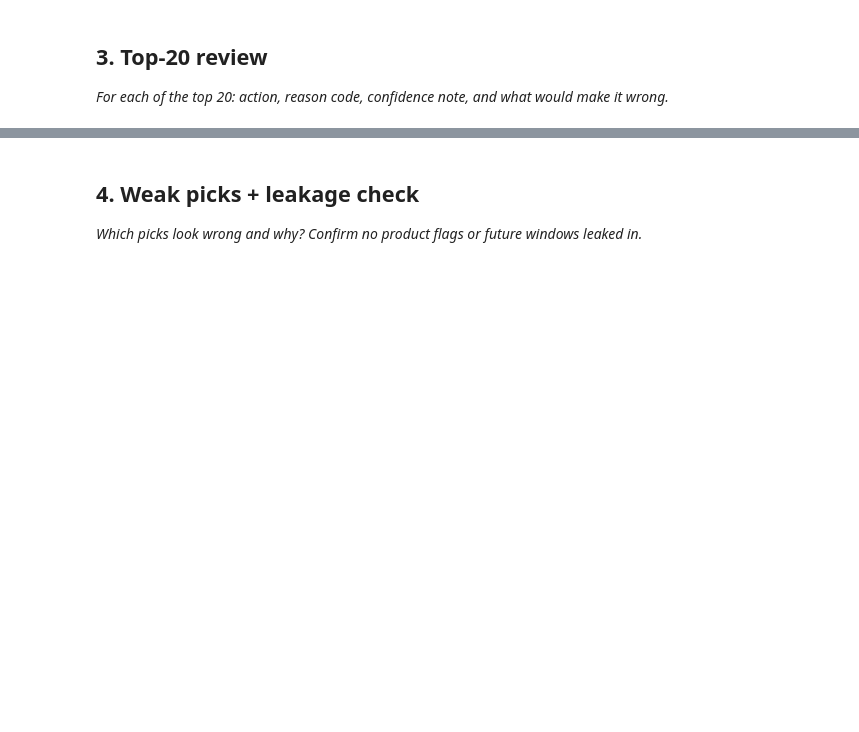
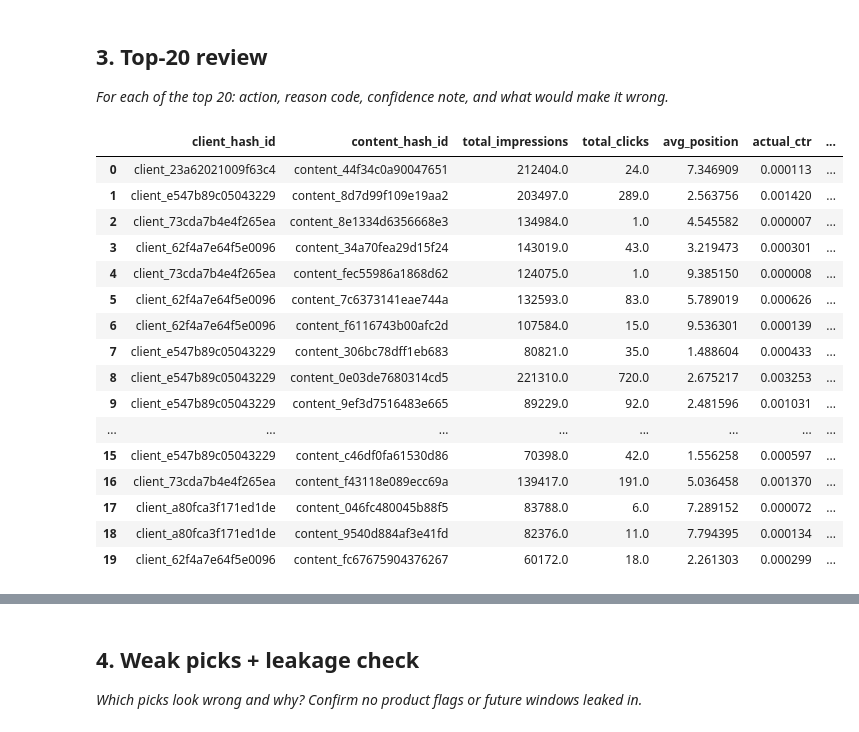
Before and after one commit to Ariba86/flyrank-ml-internship, a Jupyter notebook: work/notebooks/w04_baseline_score.ipynb, the cells around one changed output, grey strips where cells are left out. Cells and saved outputs as stored; diff of their text form; code cells hidden in the pictures; blank space fills up the shorter version.

Commit message:
ML-07 — Baseline Action Score and Top-20 Review

```diff
--- a/work/notebooks/w04_baseline_score.ipynb
+++ b/work/notebooks/w04_baseline_score.ipynb
@@ -15,0 +15,17 @@ This skeleton is yours to fill. Work the sections **in order** — each one has
+# %%
+import duckdb
+from google.colab import userdata
+
+con = duckdb.connect()
+con.execute("INSTALL httpfs;")
+con.execute("LOAD httpfs;")
+
+HF_TOKEN = userdata.get('HF_TOKEN')
+con.execute(f"""
+    CREATE OR REPLACE SECRET hf_secret (
+        TYPE huggingface,
+        TOKEN '{HF_TOKEN}'
+    )
+""")
+
+print("Setup done!")
@@ -29,0 +222,23 @@ This skeleton is yours to fill. Work the sections **in order** — each one has
+# %%
+top20 = ranked_queue.head(20)[['client_hash_id', 'content_hash_id', 'total_impressions',
+                                  'total_clicks', 'avg_position', 'actual_ctr',
+                                  'expected_ctr', 'score', 'reason_code', 'action']]
+top20
+# %% [output]
+|  | client_hash_id | content_hash_id | total_impressions | total_clicks | avg_position | actual_ctr | ... |
+| 0 | client_23a62021009f63c4 | content_44f34c0a90047651 | 212404.0 | 24.0 | 7.346909 | 0.000113 | ... |
+| 1 | client_e547b89c05043229 | content_8d7d99f109e19aa2 | 203497.0 | 289.0 | 2.563756 | 0.001420 | ... |
+| 2 | client_73cda7b4e4f265ea | content_8e1334d6356668e3 | 134984.0 | 1.0 | 4.545582 | 0.000007 | ... |
+| 3 | client_62f4a7e64f5e0096 | content_34a70fea29d15f24 | 143019.0 | 43.0 | 3.219473 | 0.000301 | ... |
+| 4 | client_73cda7b4e4f265ea | content_fec55986a1868d62 | 124075.0 | 1.0 | 9.385150 | 0.000008 | ... |
+| 5 | client_62f4a7e64f5e0096 | content_7c6373141eae744a | 132593.0 | 83.0 | 5.789019 | 0.000626 | ... |
+| 6 | client_62f4a7e64f5e0096 | content_f6116743b00afc2d | 107584.0 | 15.0 | 9.536301 | 0.000139 | ... |
+| 7 | client_e547b89c05043229 | content_306bc78dff1eb683 | 80821.0 | 35.0 | 1.488604 | 0.000433 | ... |
+| 8 | client_e547b89c05043229 | content_0e03de7680314cd5 | 221310.0 | 720.0 | 2.675217 | 0.003253 | ... |
+| 9 | client_e547b89c05043229 | content_9ef3d7516483e665 | 89229.0 | 92.0 | 2.481596 | 0.001031 | ... |
+| ... | ... | ... | ... | ... | ... | ... | ... |
+| 15 | client_e547b89c05043229 | content_c46df0fa61530d86 | 70398.0 | 42.0 | 1.556258 | 0.000597 | ... |
+| 16 | client_73cda7b4e4f265ea | content_f43118e089ecc69a | 139417.0 | 191.0 | 5.036458 | 0.001370 | ... |
+| 17 | client_a80fca3f171ed1de | content_046fc480045b88f5 | 83788.0 | 6.0 | 7.289152 | 0.000072 | ... |
+| 18 | client_a80fca3f171ed1de | content_9540d884af3e41fd | 82376.0 | 11.0 | 7.794395 | 0.000134 | ... |
+| 19 | client_62f4a7e64f5e0096 | content_fc67675904376267 | 60172.0 | 18.0 | 2.261303 | 0.000299 | ... |
```
Also changed, not shown: parts of 14 cells of this notebook.
